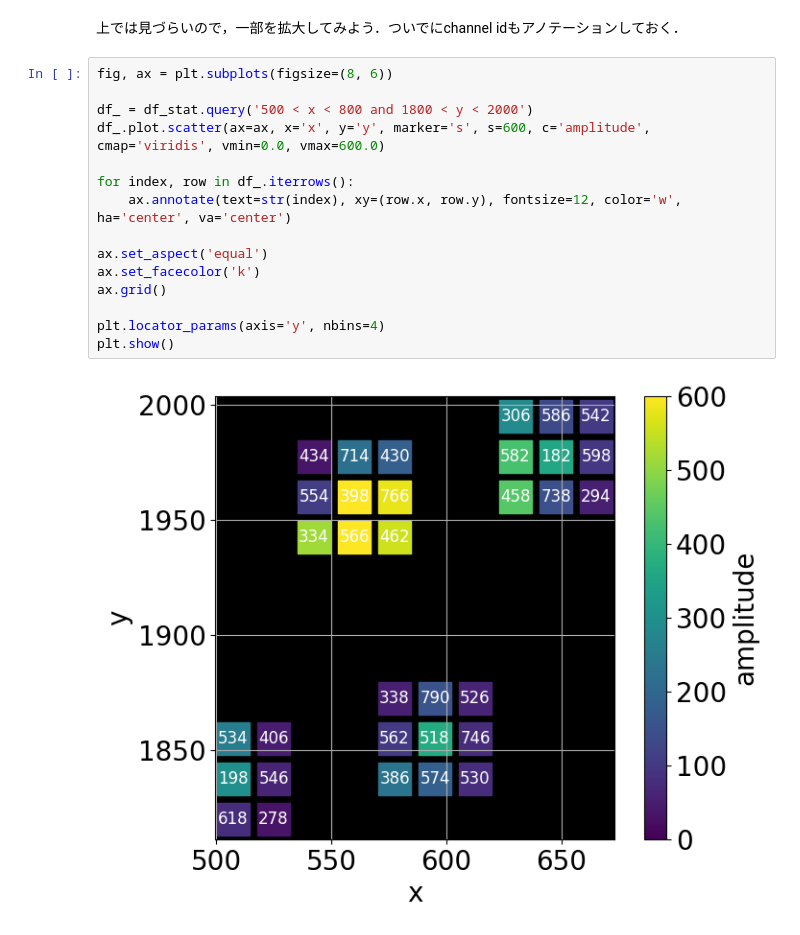
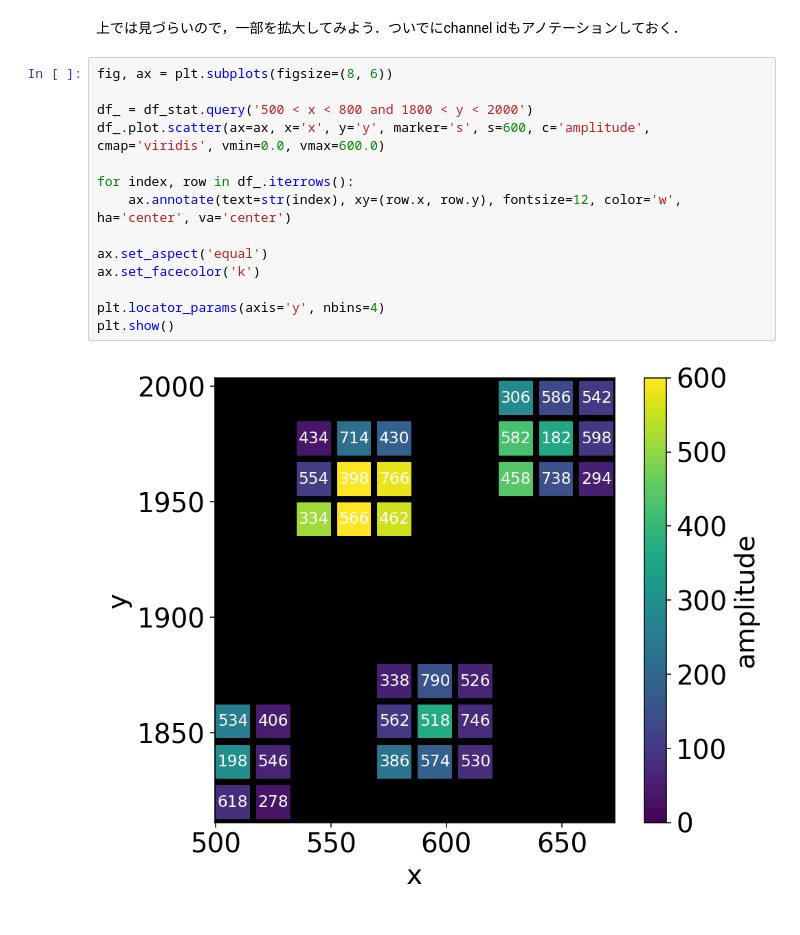
Before and after one commit to tk-neuron/meabook, a Jupyter notebook: _sources/1_spikes/01_visualization.ipynb, the cells around one changed output. Cells and saved outputs as stored; diff of their text form.

```diff
--- a/_sources/1_spikes/01_visualization.ipynb
+++ b/_sources/1_spikes/01_visualization.ipynb
@@ -179,17 +179,16 @@ plt.show()
 # %%
 fig, ax = plt.subplots(figsize=(8, 6))
 
 df_ = df_stat.query('500 < x < 800 and 1800 < y < 2000')
 df_.plot.scatter(ax=ax, x='x', y='y', marker='s', s=600, c='amplitude', cmap='viridis', vmin=0.0, vmax=600.0)
 
 for index, row in df_.iterrows():
     ax.annotate(text=str(index), xy=(row.x, row.y), fontsize=12, color='w', ha='center', va='center')
 
 ax.set_aspect('equal')
 ax.set_facecolor('k')
-ax.grid()
 
 plt.locator_params(axis='y', nbins=4)
 plt.show()
 # %% [output]
-[figure, old version]
+[figure, new version]
```
Also changed, not shown: 29 other files.
